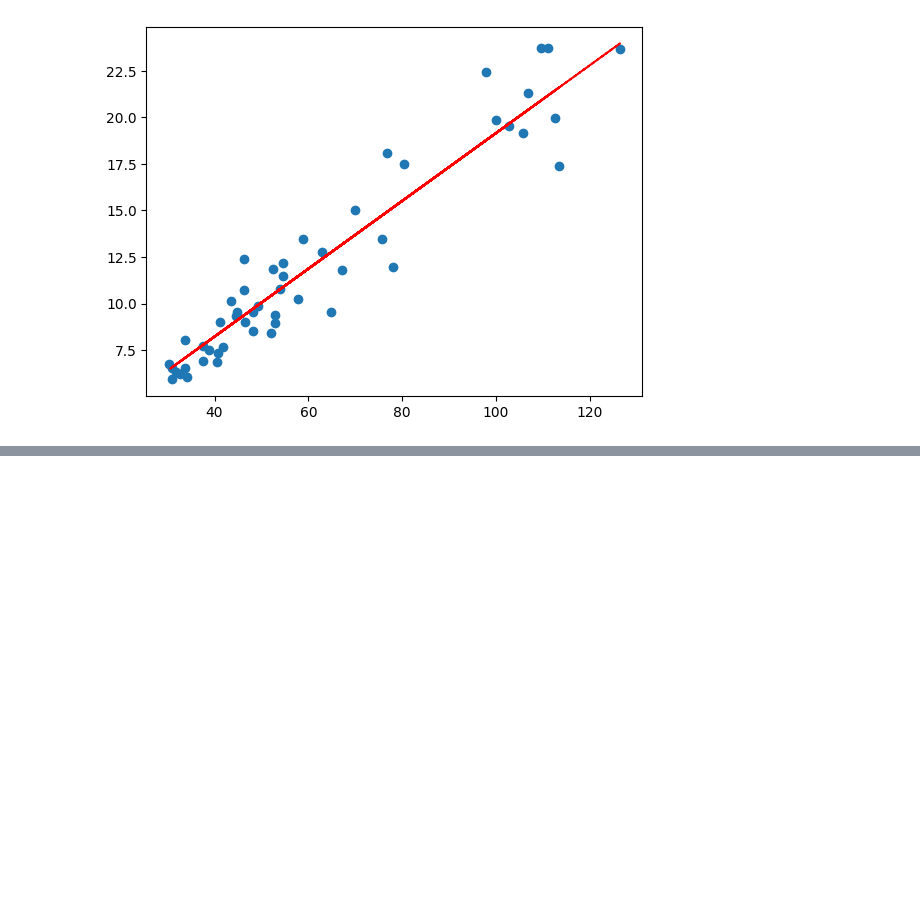
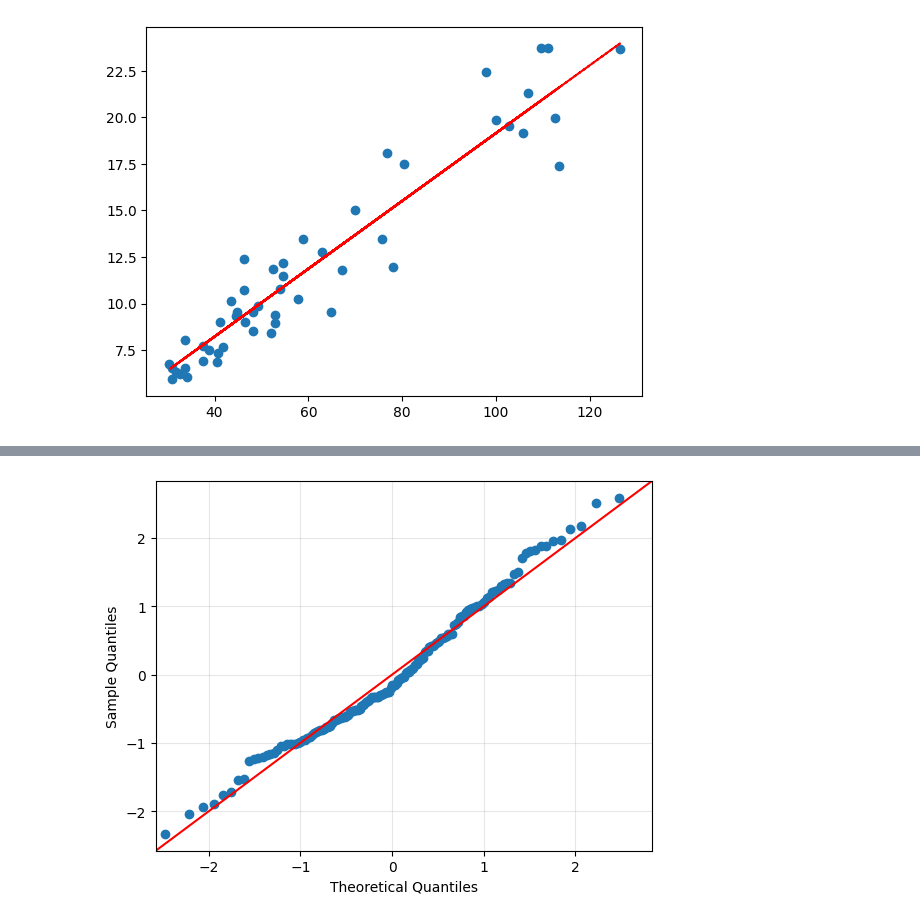
Before and after one commit to MeetPatel89/soccer_simple_reg, a Jupyter notebook: notebooks/soccer_simple_lin_reg.ipynb, the cells around one changed output, grey strips where cells are left out. Cells and saved outputs as stored; diff of their text form; code cells hidden in the pictures; blank space fills up the shorter version.

```diff
--- a/notebooks/soccer_simple_lin_reg.ipynb
+++ b/notebooks/soccer_simple_lin_reg.ipynb
@@ -194,0 +212,6 @@ plt.show()
+# %%
+fig = sm.qqplot(residuals, line="45", fit=True)
+plt.grid(True, alpha=0.3)
+plt.show()
+# %% [output]
+[figure, added]
```
Also changed, not shown: parts of 12 cells of this notebook, 3 other files.
